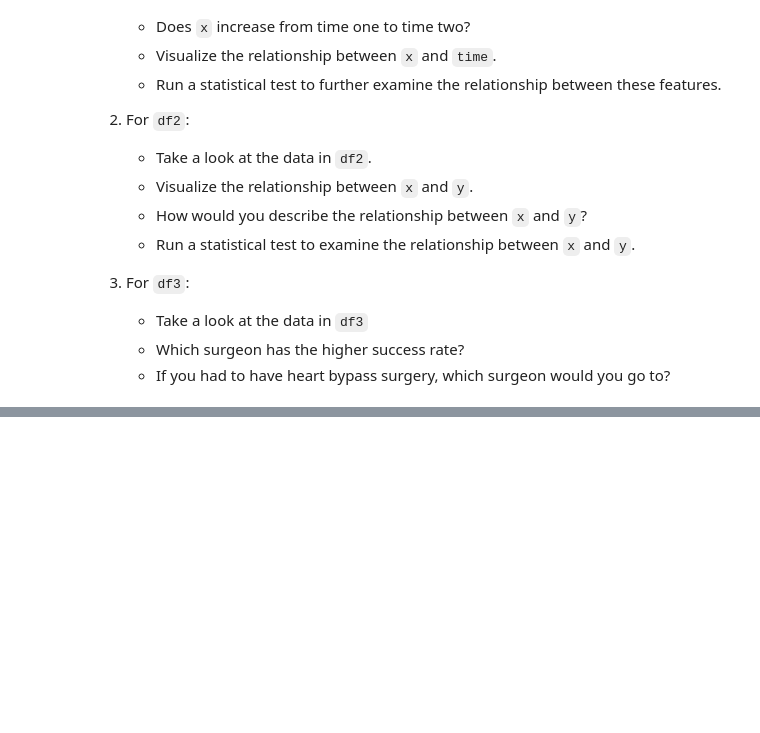
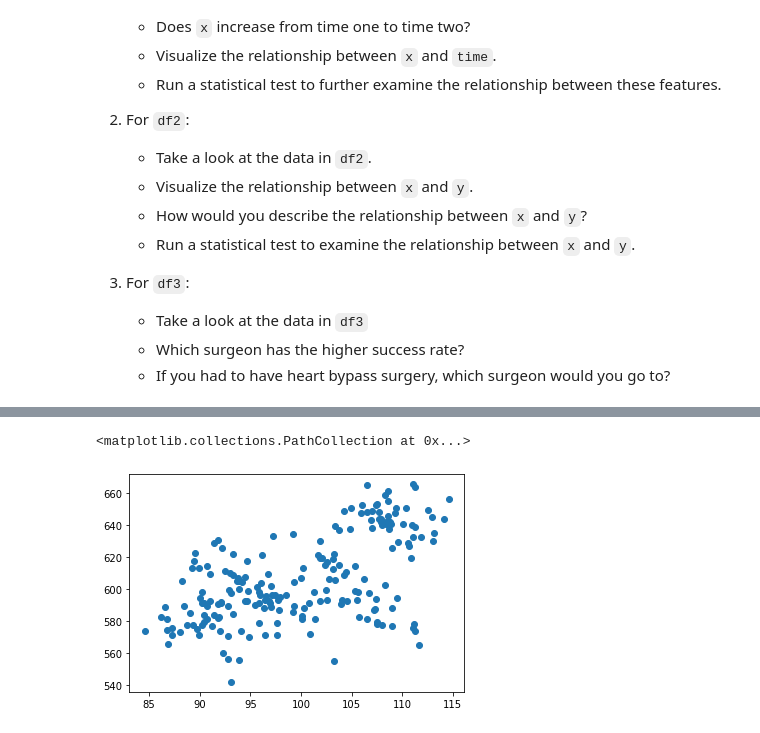
Before and after one commit to CodeupClassroom/florence-advanced-topics, a Jupyter notebook: exercise.ipynb, the cells around one changed output, grey strips where cells are left out. Saved outputs shown, nothing was run; the diff lists cells and outputs as text; code cells hidden in the pictures; blank space fills up the shorter version.

```diff
--- a/exercise.ipynb
+++ b/exercise.ipynb
@@ -34,0 +63,5 @@ df3 = pd.read_csv('https://gist.githubusercontent.com/zgulde/cf9e11788c122bf6a75
+# %%
+plt.scatter(df2.x, df2.y)
+# %% [output]
+<matplotlib.collections.PathCollection at 0x...>
+[figure, added]
```
Also changed, not shown: parts of 10 cells of this notebook.
